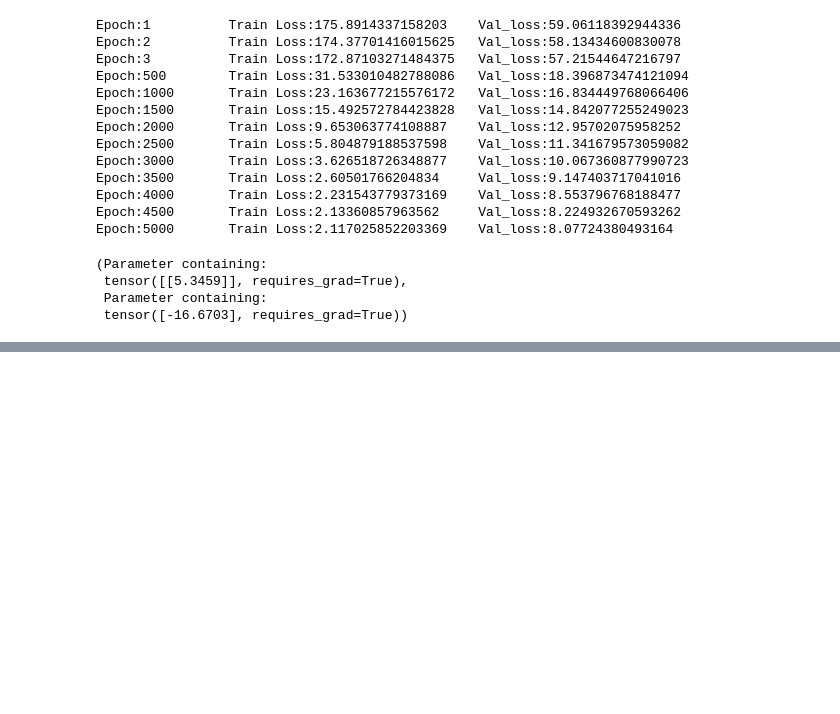
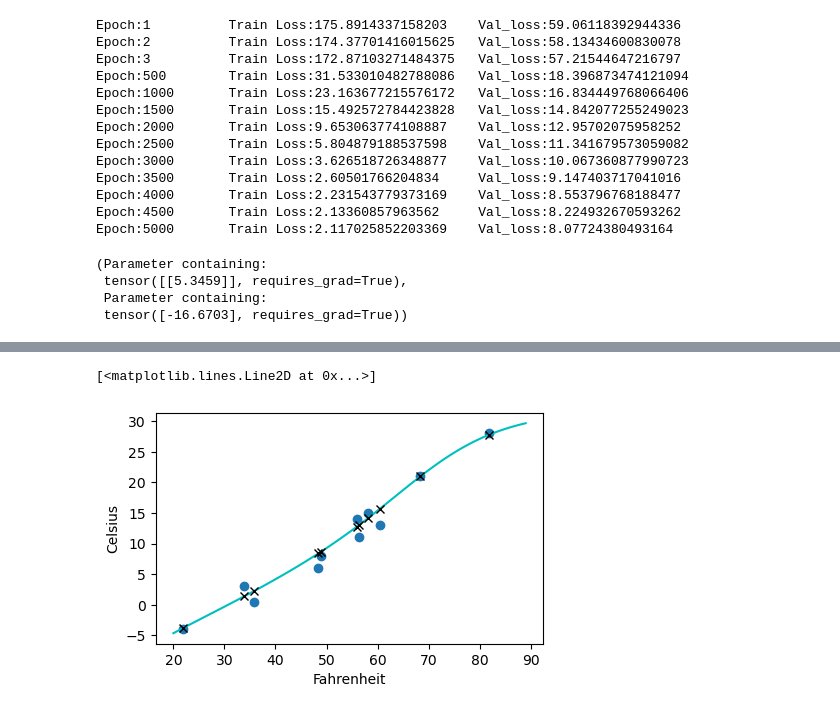
Before and after one commit to kamal-tanwar/dl-with-pytorch, a Jupyter notebook: p1ch6/neural-networks.ipynb, the cells around one changed output, grey strips where cells are left out. Drawn from its saved outputs; the diff is of its cells as text; code cells hidden in the pictures; blank space fills up the shorter version.

```diff
--- a/p1ch6/neural-networks.ipynb
+++ b/p1ch6/neural-networks.ipynb
@@ -152,0 +177,10 @@ linear_model.weight, linear_model.bias
+# %%
+from collections import OrderedDict
+
+seq_model = nn.Sequential(OrderedDict([
+    ('hidden', nn.Linear(1, 8)),
+    ('activation', nn.Tanh()),
+    ('output', nn.Linear(8, 1))
+]))
+
+seq_model
@@ -152,0 +255,14 @@ linear_model.weight, linear_model.bias
+# %%
+from matplotlib import pyplot as plt
+
+t_range = torch.arange(20., 90.).unsqueeze(1)
+
+fig = plt.figure(figsize=(5,3))
+plt.xlabel("Fahrenheit")
+plt.ylabel("Celsius")
+plt.plot(t_u.numpy(), t_c.numpy(), 'o')
+plt.plot(t_range.numpy(), seq_model(0.1 * t_range).detach().numpy(), 'c-')
+plt.plot(t_u.numpy(), seq_model(0.1 * t_u).detach().numpy(), 'kx')
+# %% [output]
+[<matplotlib.lines.Line2D at 0x...>]
+[figure, added]
```
Also changed, not shown: parts of 8 cells of this notebook.
